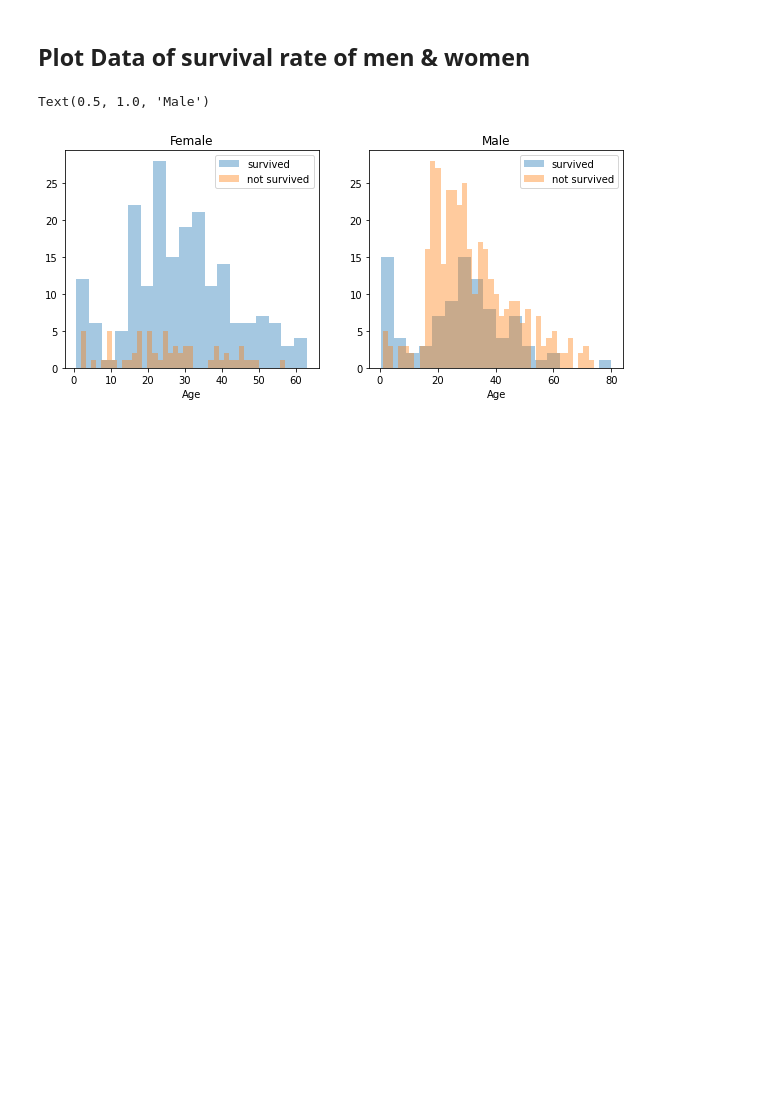
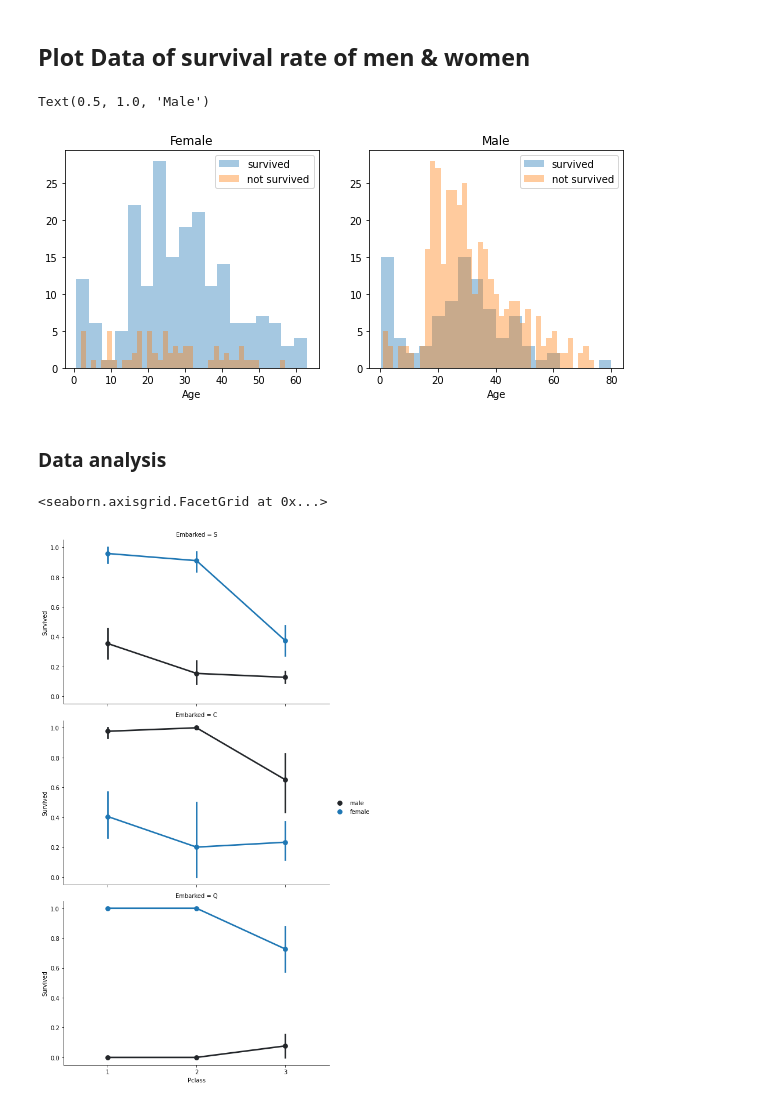
Before and after one commit to SusmoyBarman1/My_Kaggle, a Jupyter notebook: 1_Titanic/Titanic.ipynb, the cells around one changed output. Drawn from its saved outputs; the diff is of its cells as text; code cells hidden in the pictures; blank space fills up the shorter version.

```diff
--- a/1_Titanic/Titanic.ipynb
+++ b/1_Titanic/Titanic.ipynb
@@ -95,3 +95,12 @@ ax.set_title('Male')
 # %% [output]
 Text(0.5, 1.0, 'Male')
 [figure]
+# %% [markdown]
+### Data analysis
+# %%
+FacetGrid = sns.FacetGrid(train_df, row='Embarked', size=4.5, aspect=1.6)
+FacetGrid.map(sns.pointplot, 'Pclass', 'Survived', 'Sex', palette=None,  order=None, hue_order=None )
+FacetGrid.add_legend()
+# %% [output]
+<seaborn.axisgrid.FacetGrid at 0x...>
+[figure, added]
```
Also changed, not shown: parts of 2 cells of this notebook.
